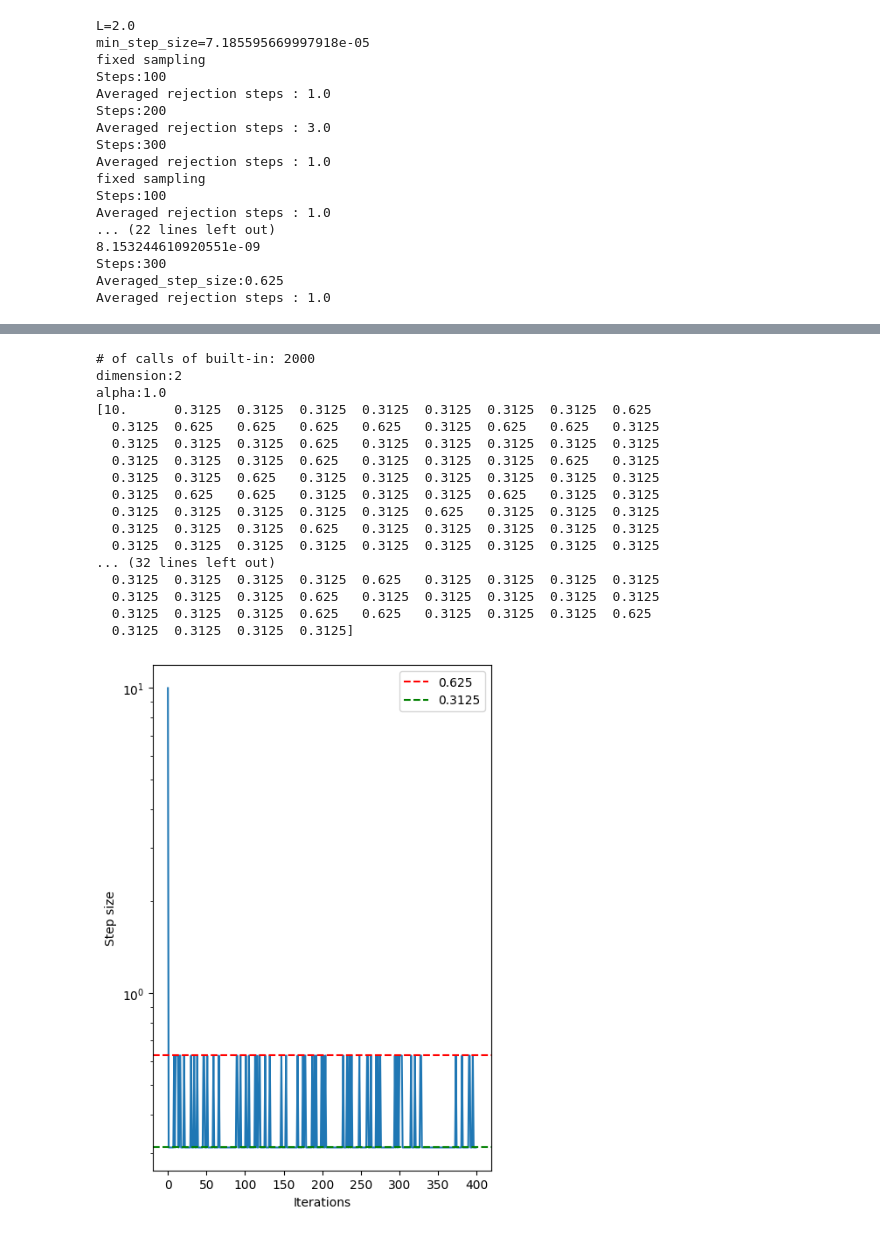
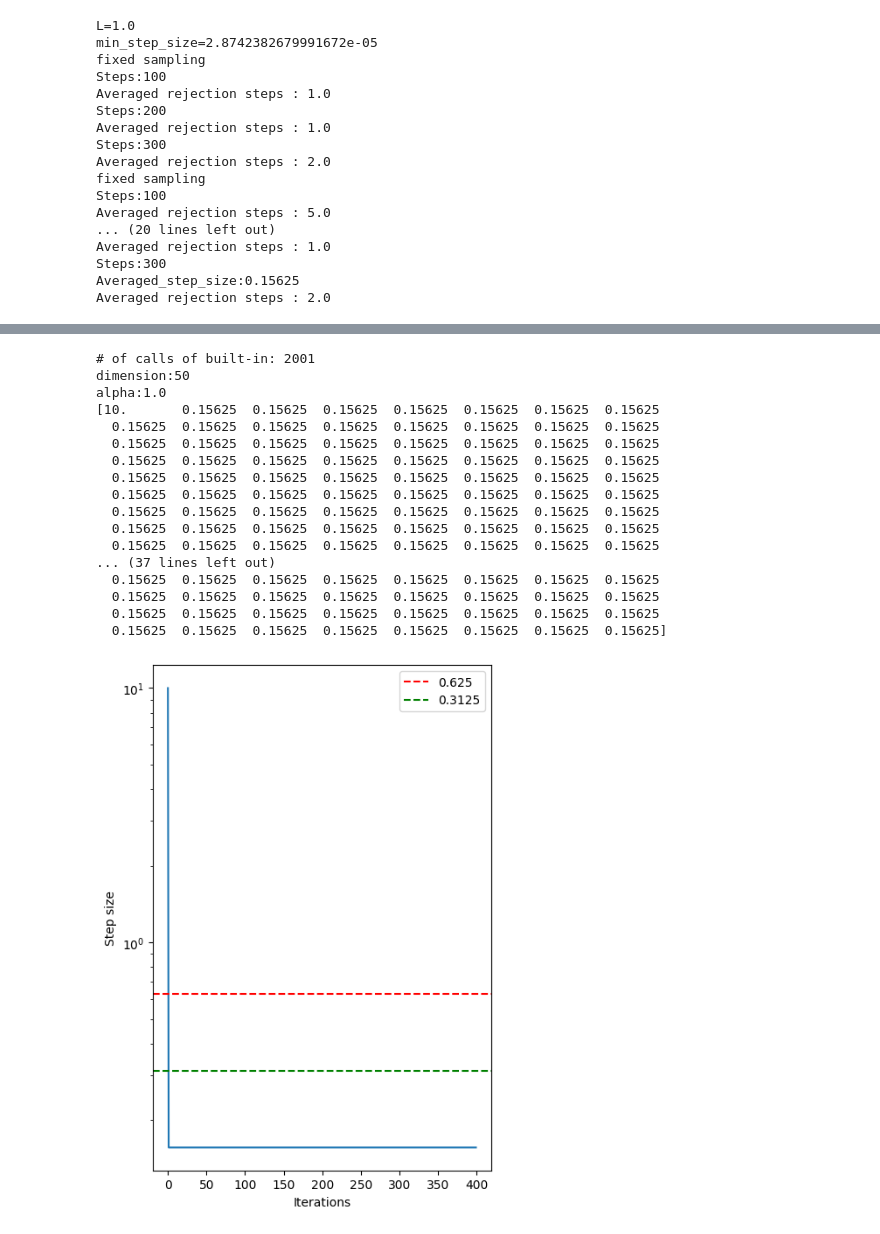
Before and after one commit to BoYuanVisionary/AdaptiveSampling, a Jupyter notebook: run.ipynb, the cells around one changed output, grey strips where cells are left out. Drawn from its saved outputs; the diff is of its cells as text; code cells hidden in the pictures.

```diff
--- a/run.ipynb
+++ b/run.ipynb
@@ -267,7 +267,7 @@ def Gaussian_sampler(seed, dimension, numIter, numSamples, initialStep):
 
     return step_sizes
 
-step_sizes = Gaussian_sampler(0, 2, 400, 1, 10)
+step_sizes = Gaussian_sampler(0, 50, 400, 1, 10)
 step_sizes = step_sizes[0,:]
 plt.figure(figsize=(5,7.5))
 print(step_sizes)
@@ -282,21 +282,22 @@ plt.savefig(f'{0}_size.pdf')
 plt.show()
 plt.close()
 # more challenging target has a large K and hence more iterations for the optimization. Guassina results
+# we can show the change of estimated step size verses L
 # %% [output]
-L=2.0
-min_step_size=7.185595669997918e-05
+L=1.0
+min_step_size=2.8742382679991672e-05
 fixed sampling
 Steps:100
 Averaged rejection steps : 1.0
 Steps:200
-Averaged rejection steps : 3.0
+Averaged rejection steps : 1.0
 Steps:300
-Averaged rejection steps : 1.0
+Averaged rejection steps : 2.0
 fixed sampling
 Steps:100
+Averaged rejection steps : 5.0
+... (20 lines left out)
 Averaged rejection steps : 1.0
-... (22 lines left out)
-8.153244610920551e-09
 Steps:300
-Averaged_step_size:0.625
-Averaged rejection steps : 1.0
+Averaged_step_size:0.15625
+Averaged rejection steps : 2.0
@@ -304,18 +305,18 @@ Averaged rejection steps : 1.0
-# of calls of built-in: 2000
-dimension:2
+# of calls of built-in: 2001
+dimension:50
 alpha:1.0
-[10.      0.3125  0.3125  0.3125  0.3125  0.3125  0.3125  0.3125  0.625
-  0.3125  0.625   0.625   0.625   0.625   0.3125  0.625   0.625   0.3125
-  0.3125  0.3125  0.3125  0.625   0.3125  0.3125  0.3125  0.3125  0.3125
-  0.3125  0.3125  0.3125  0.625   0.3125  0.3125  0.3125  0.625   0.3125
-  0.3125  0.3125  0.625   0.3125  0.3125  0.3125  0.3125  0.3125  0.3125
-  0.3125  0.625   0.625   0.3125  0.3125  0.3125  0.625   0.3125  0.3125
-  0.3125  0.3125  0.3125  0.3125  0.3125  0.625   0.3125  0.3125  0.3125
-  0.3125  0.3125  0.3125  0.625   0.3125  0.3125  0.3125  0.3125  0.3125
-  0.3125  0.3125  0.3125  0.3125  0.3125  0.3125  0.3125  0.3125  0.3125
-... (32 lines left out)
-  0.3125  0.3125  0.3125  0.3125  0.625   0.3125  0.3125  0.3125  0.3125
-  0.3125  0.3125  0.3125  0.625   0.3125  0.3125  0.3125  0.3125  0.3125
-  0.3125  0.3125  0.3125  0.625   0.625   0.3125  0.3125  0.3125  0.625
-  0.3125  0.3125  0.3125  0.3125]
+[10.       0.15625  0.15625  0.15625  0.15625  0.15625  0.15625  0.15625
+  0.15625  0.15625  0.15625  0.15625  0.15625  0.15625  0.15625  0.15625
+  0.15625  0.15625  0.15625  0.15625  0.15625  0.15625  0.15625  0.15625
+  0.15625  0.15625  0.15625  0.15625  0.15625  0.15625  0.15625  0.15625
+  0.15625  0.15625  0.15625  0.15625  0.15625  0.15625  0.15625  0.15625
+  0.15625  0.15625  0.15625  0.15625  0.15625  0.15625  0.15625  0.15625
+  0.15625  0.15625  0.15625  0.15625  0.15625  0.15625  0.15625  0.15625
+  0.15625  0.15625  0.15625  0.15625  0.15625  0.15625  0.15625  0.15625
+  0.15625  0.15625  0.15625  0.15625  0.15625  0.15625  0.15625  0.15625
+... (37 lines left out)
+  0.15625  0.15625  0.15625  0.15625  0.15625  0.15625  0.15625  0.15625
+  0.15625  0.15625  0.15625  0.15625  0.15625  0.15625  0.15625  0.15625
+  0.15625  0.15625  0.15625  0.15625  0.15625  0.15625  0.15625  0.15625
+  0.15625  0.15625  0.15625  0.15625  0.15625  0.15625  0.15625  0.15625]
-[figure, old version]
+[figure, new version]
```
Also changed, not shown: parts of 7 cells of this notebook, 24 other files.
